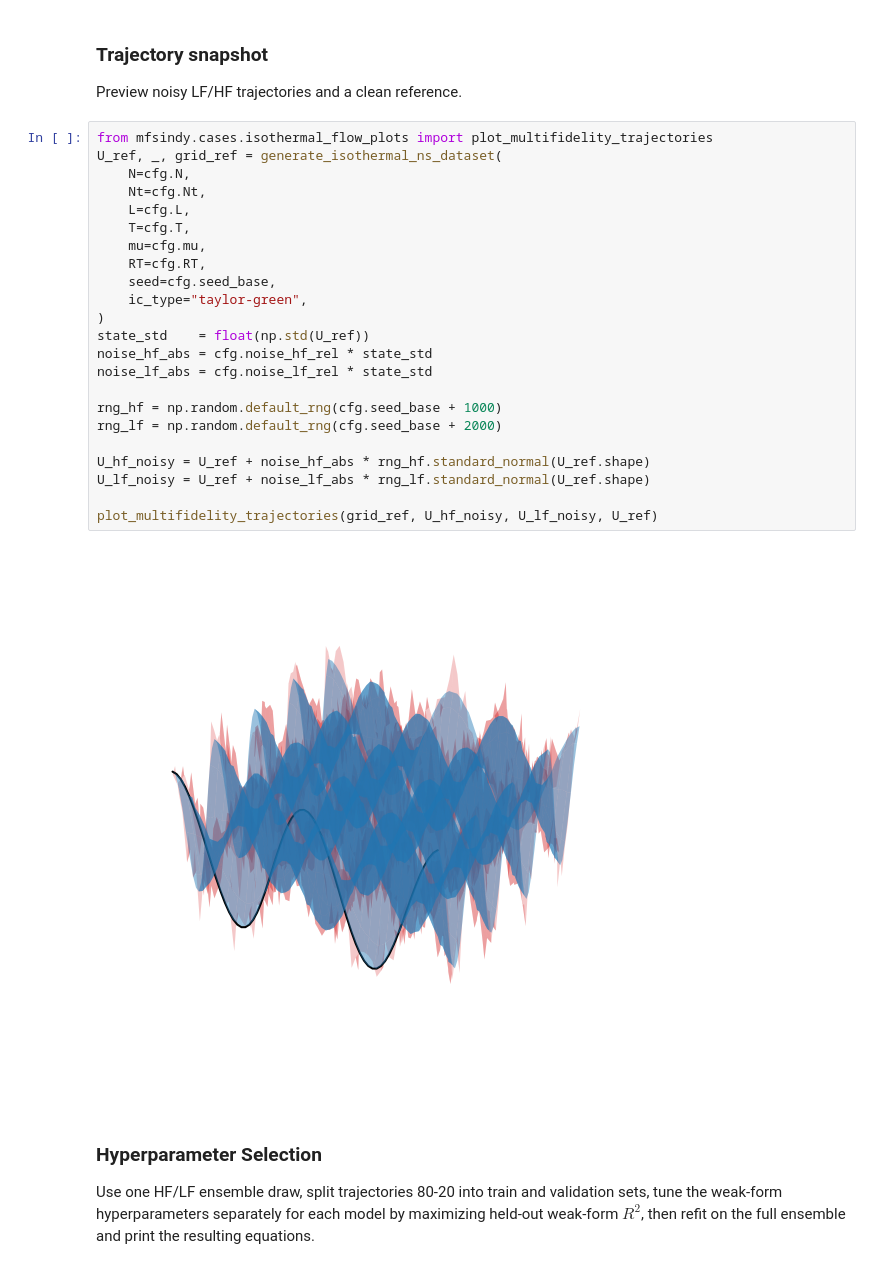
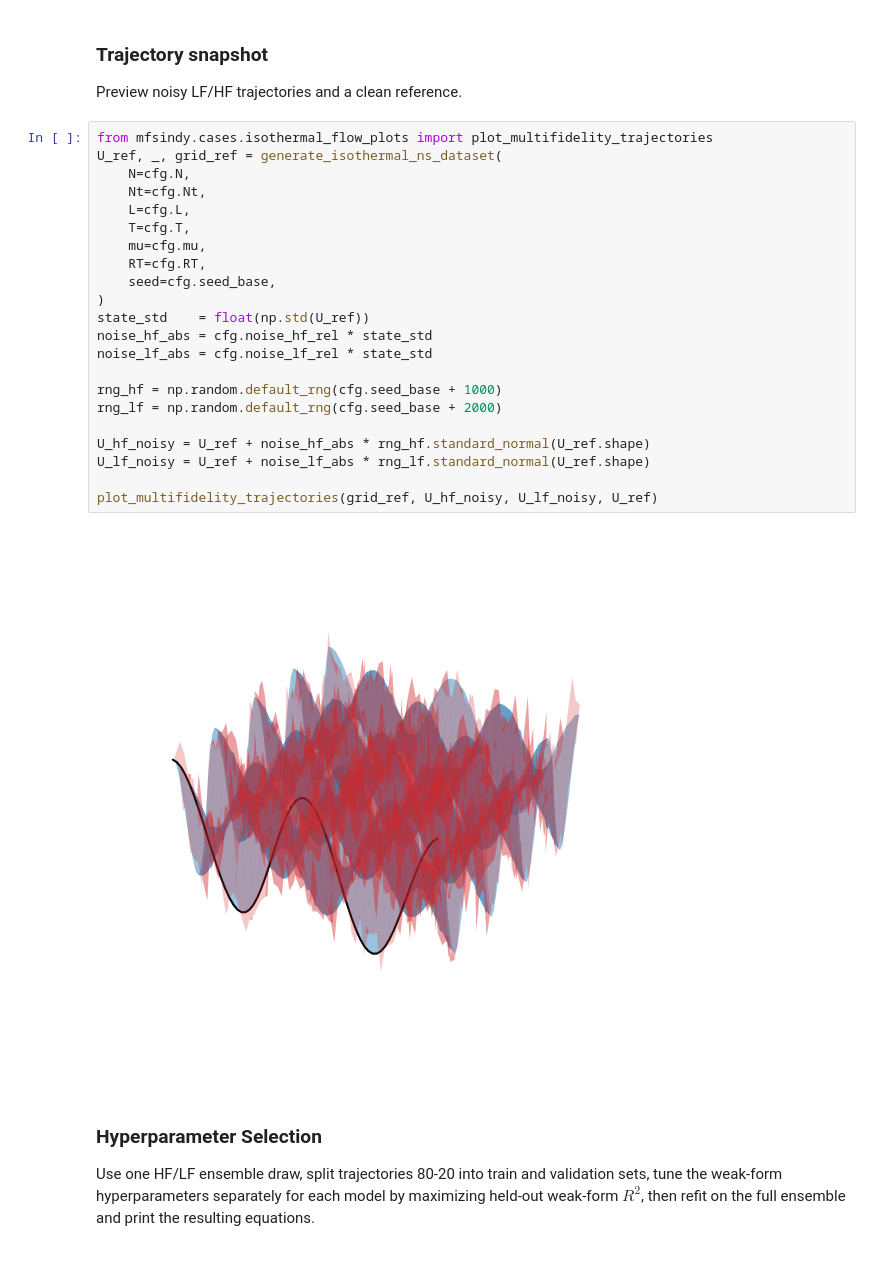
Before and after one commit to filippozacchei/MFSindy, a Jupyter notebook: examples/isothermal_flow/part1.ipynb, the cells around one changed output. Cells and saved outputs as stored; diff of their text form.

```diff
--- a/examples/isothermal_flow/part1.ipynb
+++ b/examples/isothermal_flow/part1.ipynb
@@ -65,28 +65,27 @@ Preview noisy LF/HF trajectories and a clean reference.
 # %%
 from mfsindy.cases.isothermal_flow_plots import plot_multifidelity_trajectories
 U_ref, _, grid_ref = generate_isothermal_ns_dataset(
     N=cfg.N,
     Nt=cfg.Nt,
     L=cfg.L,
     T=cfg.T,
     mu=cfg.mu,
     RT=cfg.RT,
     seed=cfg.seed_base,
-    ic_type="taylor-green",
 )
 state_std    = float(np.std(U_ref))
 noise_hf_abs = cfg.noise_hf_rel * state_std
 noise_lf_abs = cfg.noise_lf_rel * state_std
 
 rng_hf = np.random.default_rng(cfg.seed_base + 1000)
 rng_lf = np.random.default_rng(cfg.seed_base + 2000)
 
 U_hf_noisy = U_ref + noise_hf_abs * rng_hf.standard_normal(U_ref.shape)
 U_lf_noisy = U_ref + noise_lf_abs * rng_lf.standard_normal(U_ref.shape)
 
 plot_multifidelity_trajectories(grid_ref, U_hf_noisy, U_lf_noisy, U_ref)
 # %% [output]
-[figure, old version]
+[figure, new version]
 # %% [markdown]
 ### Hyperparameter Selection
 
```
Also changed, not shown: parts of 2 cells of this notebook, 5 other files.
